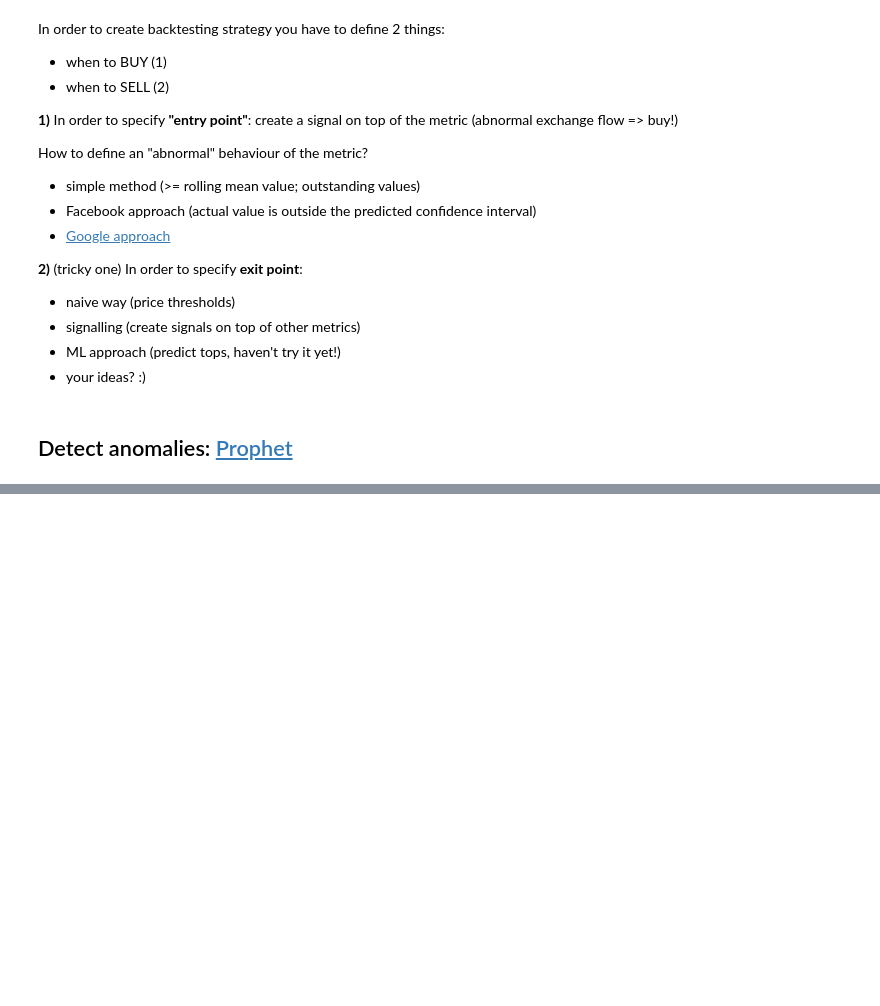
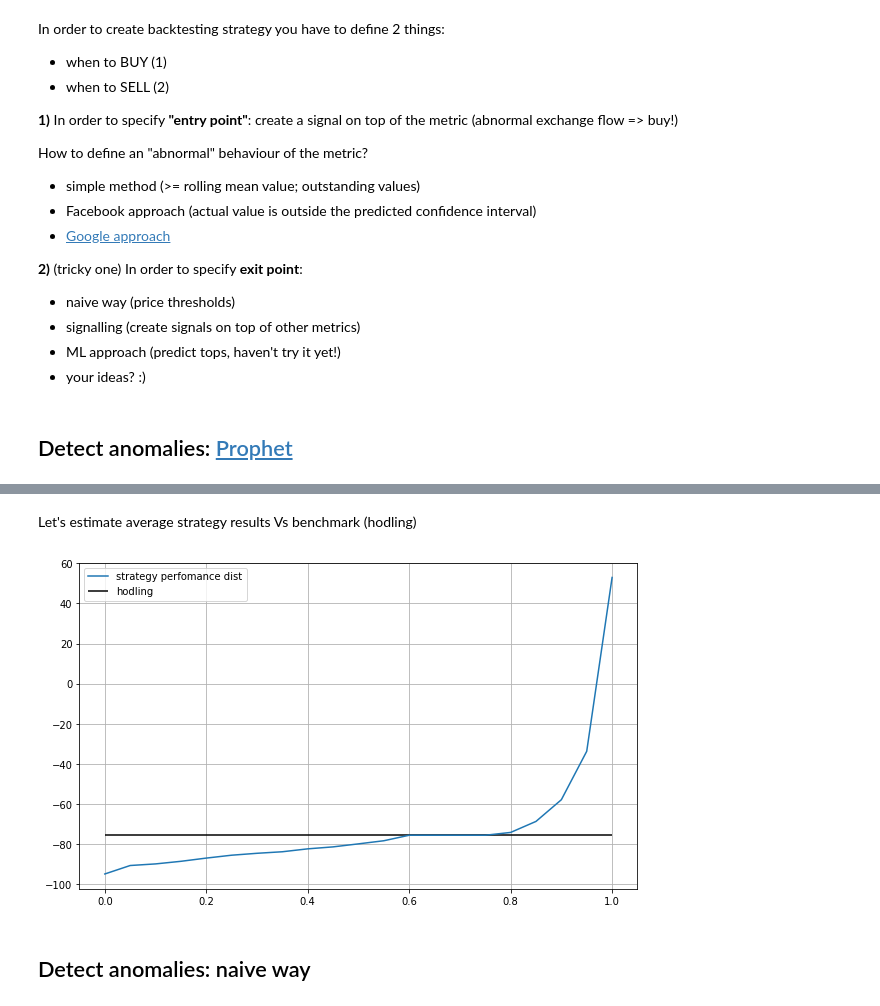
Before and after one commit to santiment/san-sdk, a Jupyter notebook: ICDM_2019/ICDM.ipynb, the cells around one changed output, grey strips where cells are left out. Saved outputs shown, nothing was run; the diff lists cells and outputs as text; code cells hidden in the pictures; blank space fills up the shorter version.

```diff
--- a/ICDM_2019/ICDM.ipynb
+++ b/ICDM_2019/ICDM.ipynb
@@ -327,0 +387,16 @@ Thanks!
+# %% [markdown]
+Let's estimate average strategy results Vs benchmark (hodling)
+# %%
+fig, ax1 = plt.subplots(figsize=(10,6))
+ax1.plot(
+    [round(i,2) for i in np.arange(0,1.01,0.05)],
+    [pd.DataFrame(backtest_results)['returns'].quantile(i) for i in np.arange(0,1.01,0.05)],
+    label='strategy perfomance dist'
+)
+ax1.hlines(bt.get_return_benchmark(), 0, 1, label='hodling')
+plt.grid()
+plt.legend();
+# %% [output]
+[figure, added]
+# %% [markdown]
+## Detect anomalies: naive way
```
Also changed, not shown: parts of 51 cells of this notebook, 5 other files.
